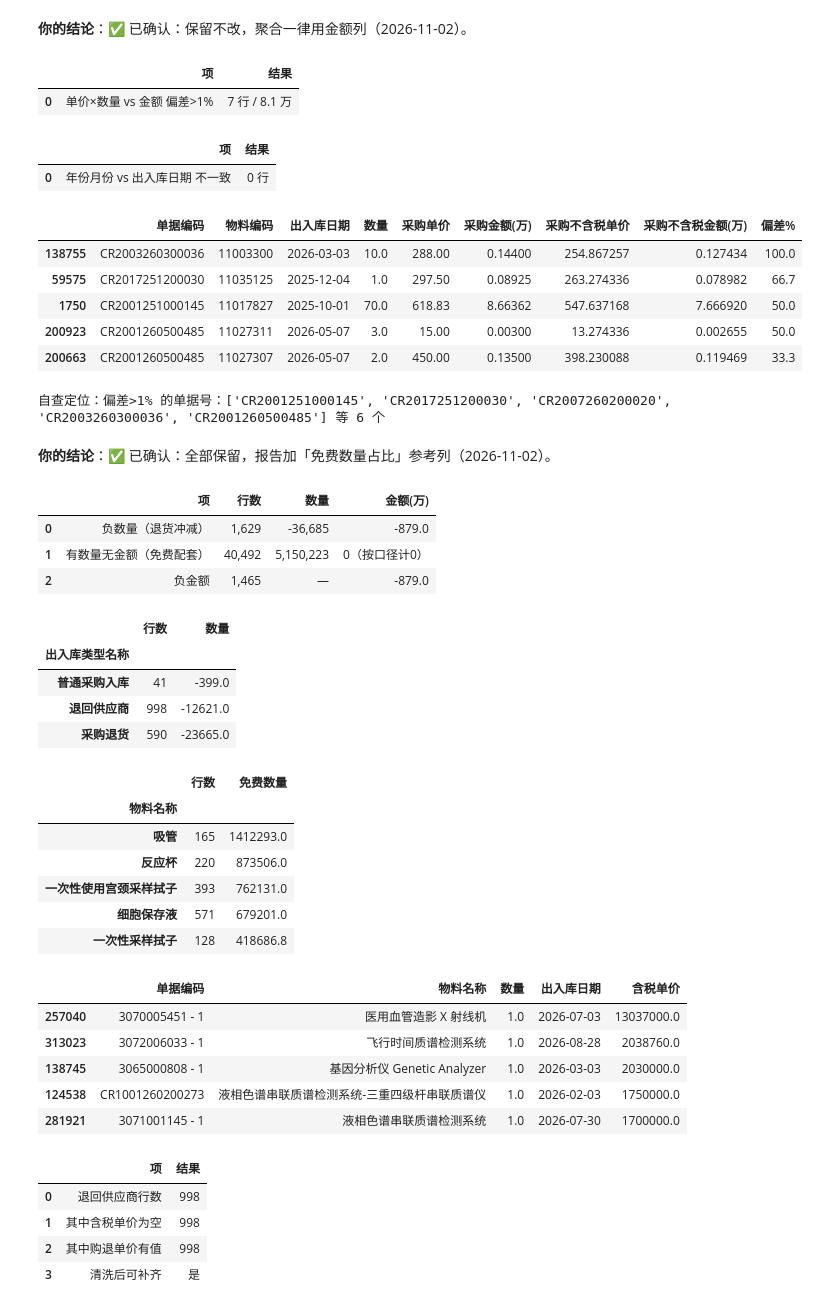
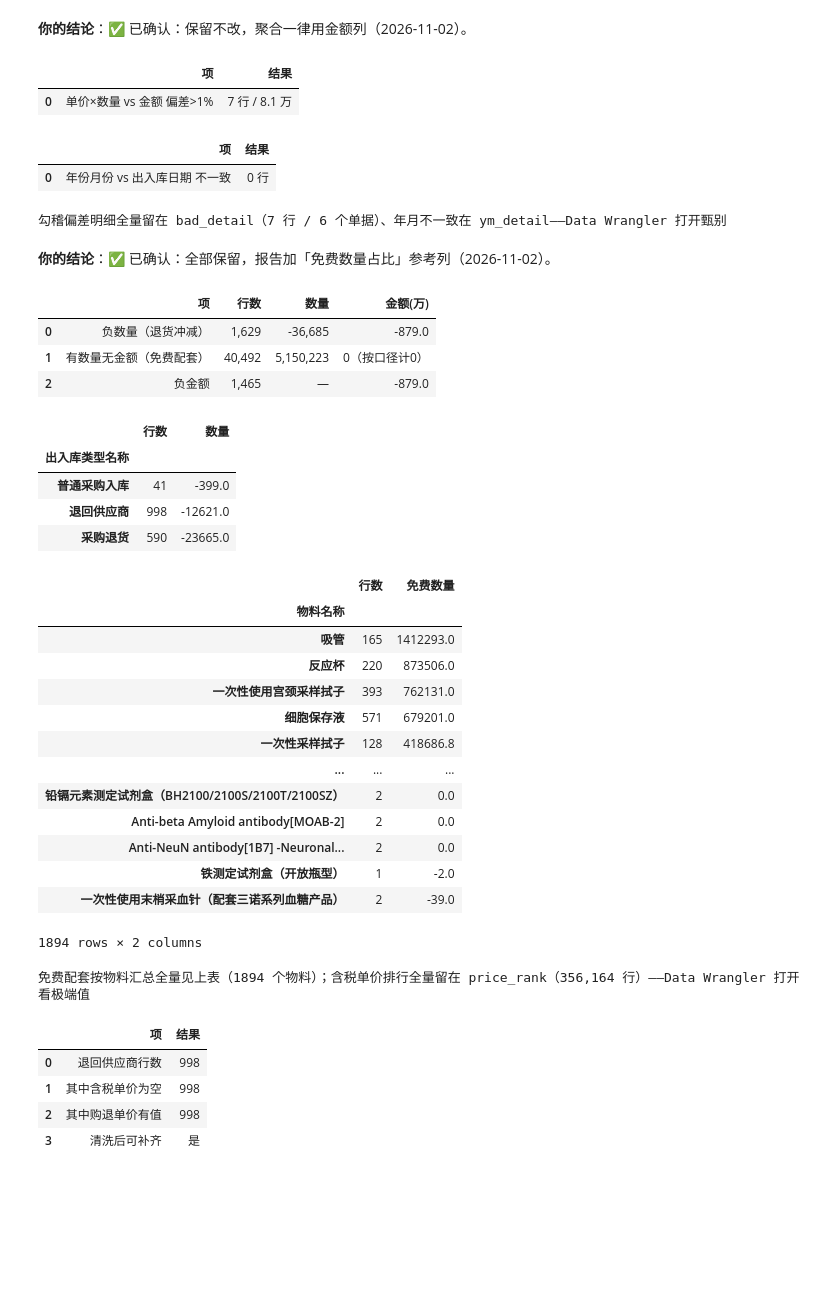
Before and after one commit to MalcolmShi/scm-ana, a Jupyter notebook: notebooks/采购增量分析/数据清洗确认.ipynb, the cells around one changed output. Drawn from its saved outputs; the diff is of its cells as text; code cells hidden in the pictures; blank space fills up the shorter version.

```diff
--- a/notebooks/采购增量分析/数据清洗确认.ipynb
+++ b/notebooks/采购增量分析/数据清洗确认.ipynb
@@ -163,58 +184,56 @@ ym_bad = df[(df["年份"]!=df["出入库日期"].dt.year) | (df["月份"]!=df["
 display(pd.DataFrame([{"项":"年份月份 vs 出入库日期 不一致","结果":f"{len(ym_bad):,} 行"}]))
 
 cols = ["单据编码","物料编码","出入库日期","数量","采购单价","采购金额(万)","采购不含税单价","采购不含税金额(万)","偏差%"]
-display(bad_rows.sort_values("偏差%", ascending=False)[cols].head(5))
-print(f"自查定位：偏差>1% 的单据号：{bad_rows['单据编码'].unique()[:5].tolist()} 等 {bad_rows['单据编码'].nunique()} 个")
+bad_detail = bad_rows.sort_values("偏差%", ascending=False)[cols]
+ym_detail = ym_bad
+print(f"勾稽偏差明细全量留在 bad_detail（{len(bad_detail):,} 行 / {bad_detail['单据编码'].nunique()} 个单据）、年月不一致在 ym_detail——Data Wrangler 打开甄别")
 # %% [output]
 |  | 项 | 结果 |
 | 0 | 单价×数量 vs 金额 偏差>1% | 7 行 / 8.1 万 |
 |  | 项 | 结果 |
 | 0 | 年份月份 vs 出入库日期 不一致 | 0 行 |
-|  | 单据编码 | 物料编码 | 出入库日期 | 数量 | 采购单价 | 采购金额(万) | 采购不含税单价 | 采购不含税金额(万) | 偏差% |
-| 138755 | CR2003260300036 | 11003300 | 2026-03-03 | 10.0 | 288.00 | 0.14400 | 254.867257 | 0.127434 | 100.0 |
-| 59575 | CR2017251200030 | 11035125 | 2025-12-04 | 1.0 | 297.50 | 0.08925 | 263.274336 | 0.078982 | 66.7 |
-| 1750 | CR2001251000145 | 11017827 | 2025-10-01 | 70.0 | 618.83 | 8.66362 | 547.637168 | 7.666920 | 50.0 |
-| 200923 | CR2001260500485 | 11027311 | 2026-05-07 | 3.0 | 15.00 | 0.00300 | 13.274336 | 0.002655 | 50.0 |
-| 200663 | CR2001260500485 | 11027307 | 2026-05-07 | 2.0 | 450.00 | 0.13500 | 398.230088 | 0.119469 | 33.3 |
-自查定位：偏差>1% 的单据号：['CR2001251000145', 'CR2017251200030', 'CR2007260200020', 'CR2003260300036', 'CR2001260500485'] 等 6 个
+勾稽偏差明细全量留在 bad_detail（7 行 / 6 个单据）、年月不一致在 ym_detail——Data Wrangler 打开甄别
 # %% [markdown]
 **你的结论**：✅ 已确认：全部保留，报告加「免费数量占比」参考列（2026-11-02）。
 # %%
 # ===== 项六 准确性（待确认） =====
 neg = df[df["数量"]<0]
 free = df[(df["数量"]!=0) & (df["采购金额(万)"]==0)]
 negamt = df[df["采购金额(万)"]<0]
 display(pd.DataFrame([
     {"项":"负数量（退货冲减）","行数":f"{len(neg):,}", "数量":f"{neg['数量'].sum():,.0f}", "金额(万)":f"{neg['采购不含税金额(万)'].sum():,.1f}"},
     {"项":"有数量无金额（免费配套）","行数":f"{len(free):,}", "数量":f"{free['数量'].sum():,.0f}", "金额(万)":"0（按口径计0）"},
     {"项":"负金额","行数":f"{len(negamt):,}", "数量":"—", "金额(万)":f"{negamt['采购不含税金额(万)'].sum():,.1f}"}]))
 display(neg.groupby("出入库类型名称").agg(行数=("数量","size"), 数量=("数量","sum")).round(0))
-display(free.groupby("物料名称").agg(行数=("数量","size"), 免费数量=("数量","sum")).sort_values("免费数量",ascending=False).head(5))
-up = df.nlargest(5, "采购单价")[["单据编码","物料名称","数量","采购单价","出入库日期"]]
-display(up.assign(**{"含税单价": up["采购单价"].round(0)}).drop(columns="采购单价"))
+free_by_item = free.groupby("物料名称").agg(行数=("数量","size"), 免费数量=("数量","sum")).sort_values("免费数量", ascending=False)
+display(free_by_item)
+price_rank = df.sort_values("采购单价", ascending=False)[["单据编码","物料名称","数量","采购单价","出入库日期"]]
+print(f"免费配套按物料汇总全量见上表（{len(free_by_item)} 个物料）；含税单价排行全量留在 price_rank（{len(price_rank):,} 行）——Data Wrangler 打开看极端值")
 # %% [output]
 |  | 项 | 行数 | 数量 | 金额(万) |
 | 0 | 负数量（退货冲减） | 1,629 | -36,685 | -879.0 |
 | 1 | 有数量无金额（免费配套） | 40,492 | 5,150,223 | 0（按口径计0） |
 | 2 | 负金额 | 1,465 | — | -879.0 |
 |  | 行数 | 数量 |
 | 出入库类型名称 |  |  |
 | 普通采购入库 | 41 | -399.0 |
 | 退回供应商 | 998 | -12621.0 |
 | 采购退货 | 590 | -23665.0 |
 |  | 行数 | 免费数量 |
 | 物料名称 |  |  |
 | 吸管 | 165 | 1412293.0 |
 | 反应杯 | 220 | 873506.0 |
 | 一次性使用宫颈采样拭子 | 393 | 762131.0 |
 | 细胞保存液 | 571 | 679201.0 |
 | 一次性采样拭子 | 128 | 418686.8 |
+| ... | ... | ... |
+| 铅镉元素测定试剂盒（BH2100/2100S/2100T/2100SZ） | 2 | 0.0 |
+| Anti-beta Amyloid antibody[MOAB-2] | 2 | 0.0 |
+| Anti-NeuN antibody[1B7] -Neuronal... | 2 | 0.0 |
+| 铁测定试剂盒（开放瓶型） | 1 | -2.0 |
+| 一次性使用末梢采血针（配套三诺系列血糖产品） | 2 | -39.0 |
-|  | 单据编码 | 物料名称 | 数量 | 出入库日期 | 含税单价 |
-| 257040 | 3070005451 - 1 | 医用血管造影 X 射线机 | 1.0 | 2026-07-03 | 13037000.0 |
-| 313023 | 3072006033 - 1 | 飞行时间质谱检测系统 | 1.0 | 2026-08-28 | 2038760.0 |
-| 138745 | 3065000808 - 1 | 基因分析仪 Genetic Analyzer | 1.0 | 2026-03-03 | 2030000.0 |
-| 124538 | CR1001260200273 | 液相色谱串联质谱检测系统-三重四级杆串联质谱仪 | 1.0 | 2026-02-03 | 1750000.0 |
-| 281921 | 3071001145 - 1 | 液相色谱串联质谱检测系统 | 1.0 | 2026-07-30 | 1700000.0 |
+1894 rows × 2 columns
+免费配套按物料汇总全量见上表（1894 个物料）；含税单价排行全量留在 price_rank（356,164 行）——Data Wrangler 打开看极端值
 # %%
 # 项六补充 · 退货单价填充核查（字段确认新增）
 ret = df[df["出入库类型名称"] == "退回供应商"]
```
Also changed, not shown: parts of 4 cells of this notebook, 25 other files.
